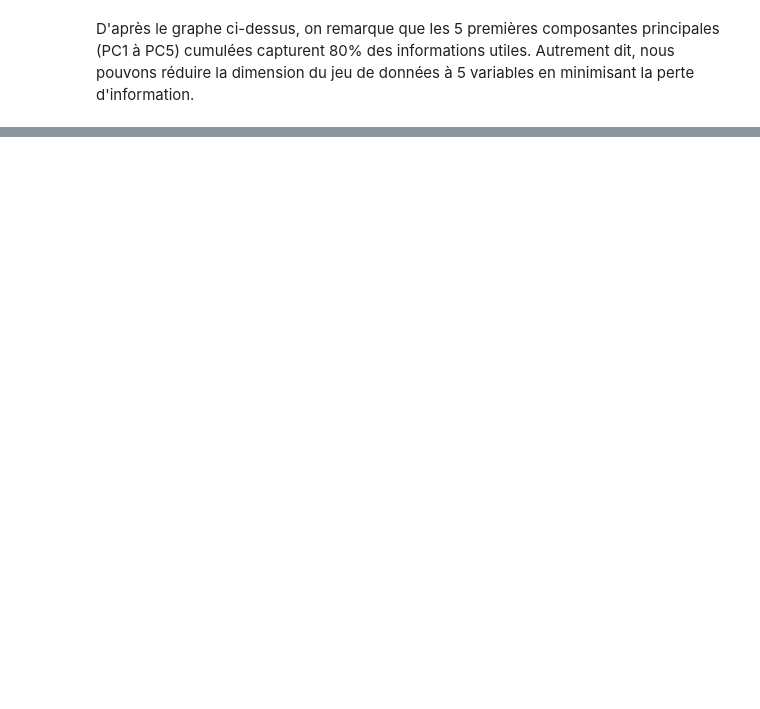
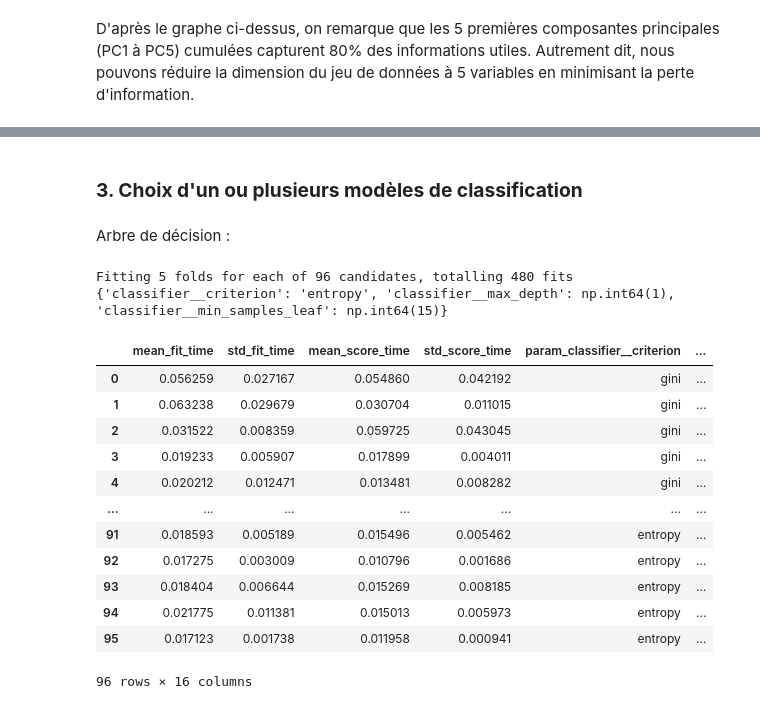
Before and after one commit to vbounmy/MiniProjetML, a Jupyter notebook: main.ipynb, the cells around one changed output, grey strips where cells are left out. Drawn from its saved outputs; the diff is of its cells as text; code cells hidden in the pictures; blank space fills up the shorter version.

Commit message:
Modèles de classification et éval performances

```diff
--- a/main.ipynb
+++ b/main.ipynb
@@ -166,0 +174,40 @@ D'après le graphe ci-dessus, on remarque que les 5 premières composantes princ
+# %% [markdown]
+### **3. Choix d'un ou plusieurs modèles de classification**
+# %% [markdown]
+Arbre de décision :
+# %%
+def get_optimal_parameters_decision_tree(problem, target):
+    n_folds = 5
+    parameters = {"classifier__max_depth" : numpy.arange(1, 13),
+                  "classifier__min_samples_leaf" : numpy.arange(15, 75, 15),
+                  "classifier__criterion" : ["gini", "entropy"]}
+    grid_search_object = GridSearchCV(pipeline,
+                                      parameters,
+                                      cv=n_folds,
+                                      scoring="f1",
+                                      verbose=True)
+    grid_search_object.fit(problem, target)
+    print(grid_search_object.best_params_)
+    scores = pandas.DataFrame(grid_search_object.cv_results_)
+    best_model = grid_search_object.best_estimator_
+    return best_model, scores
+
+best_model, scores = get_optimal_parameters_decision_tree(problem, target)
+
+scores
+# %% [output]
+Fitting 5 folds for each of 96 candidates, totalling 480 fits
+{'classifier__criterion': 'entropy', 'classifier__max_depth': np.int64(1), 'classifier__min_samples_leaf': np.int64(15)}
+|  | mean_fit_time | std_fit_time | mean_score_time | std_score_time | param_classifier__criterion | ... |
+| 0 | 0.056259 | 0.027167 | 0.054860 | 0.042192 | gini | ... |
+| 1 | 0.063238 | 0.029679 | 0.030704 | 0.011015 | gini | ... |
+| 2 | 0.031522 | 0.008359 | 0.059725 | 0.043045 | gini | ... |
+| 3 | 0.019233 | 0.005907 | 0.017899 | 0.004011 | gini | ... |
+| 4 | 0.020212 | 0.012471 | 0.013481 | 0.008282 | gini | ... |
+| ... | ... | ... | ... | ... | ... | ... |
+| 91 | 0.018593 | 0.005189 | 0.015496 | 0.005462 | entropy | ... |
+| 92 | 0.017275 | 0.003009 | 0.010796 | 0.001686 | entropy | ... |
+| 93 | 0.018404 | 0.006644 | 0.015269 | 0.008185 | entropy | ... |
+| 94 | 0.021775 | 0.011381 | 0.015013 | 0.005973 | entropy | ... |
+| 95 | 0.017123 | 0.001738 | 0.011958 | 0.000941 | entropy | ... |
+96 rows × 16 columns
```
Also changed, not shown: parts of 10 cells of this notebook.
